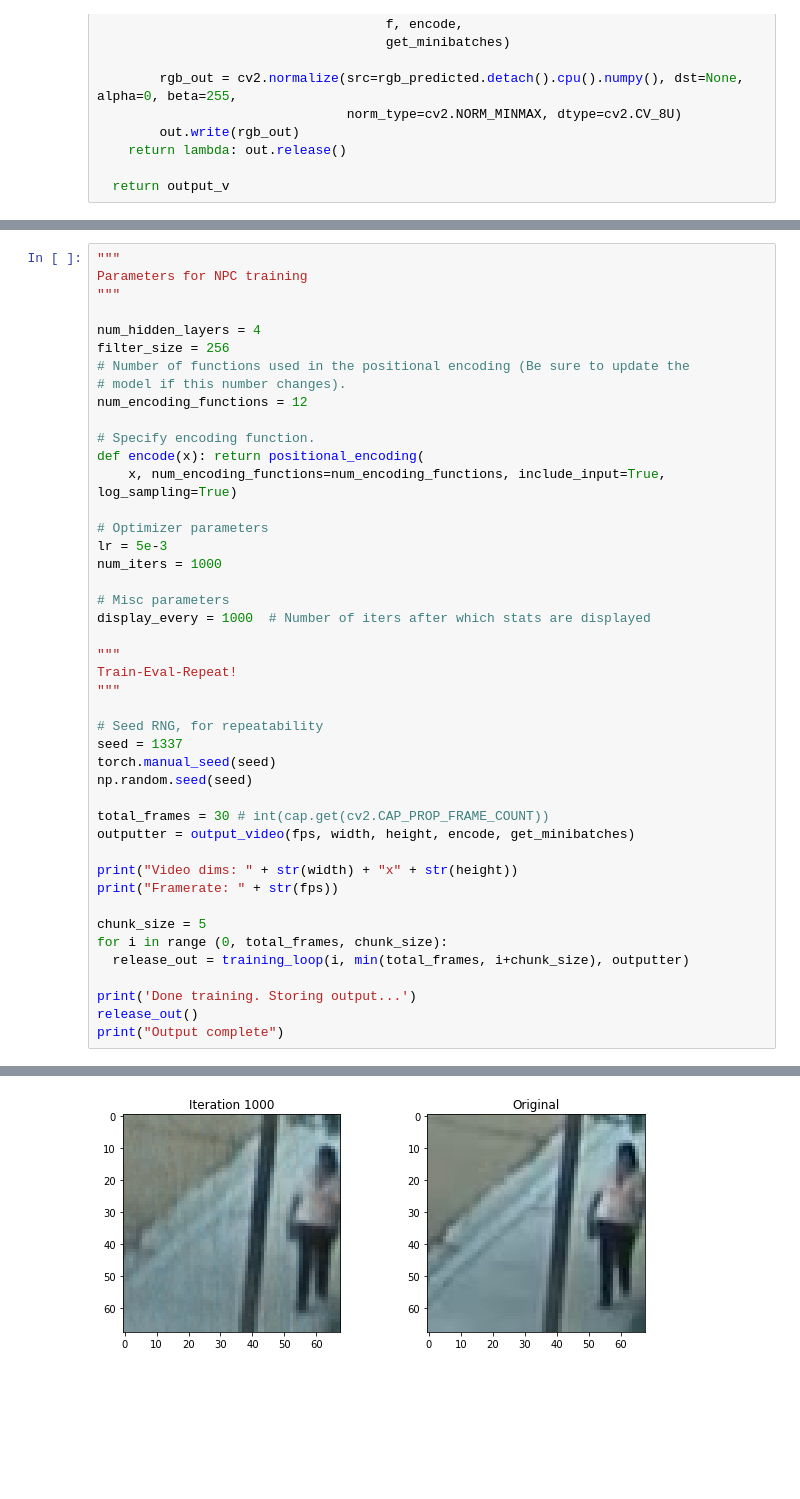
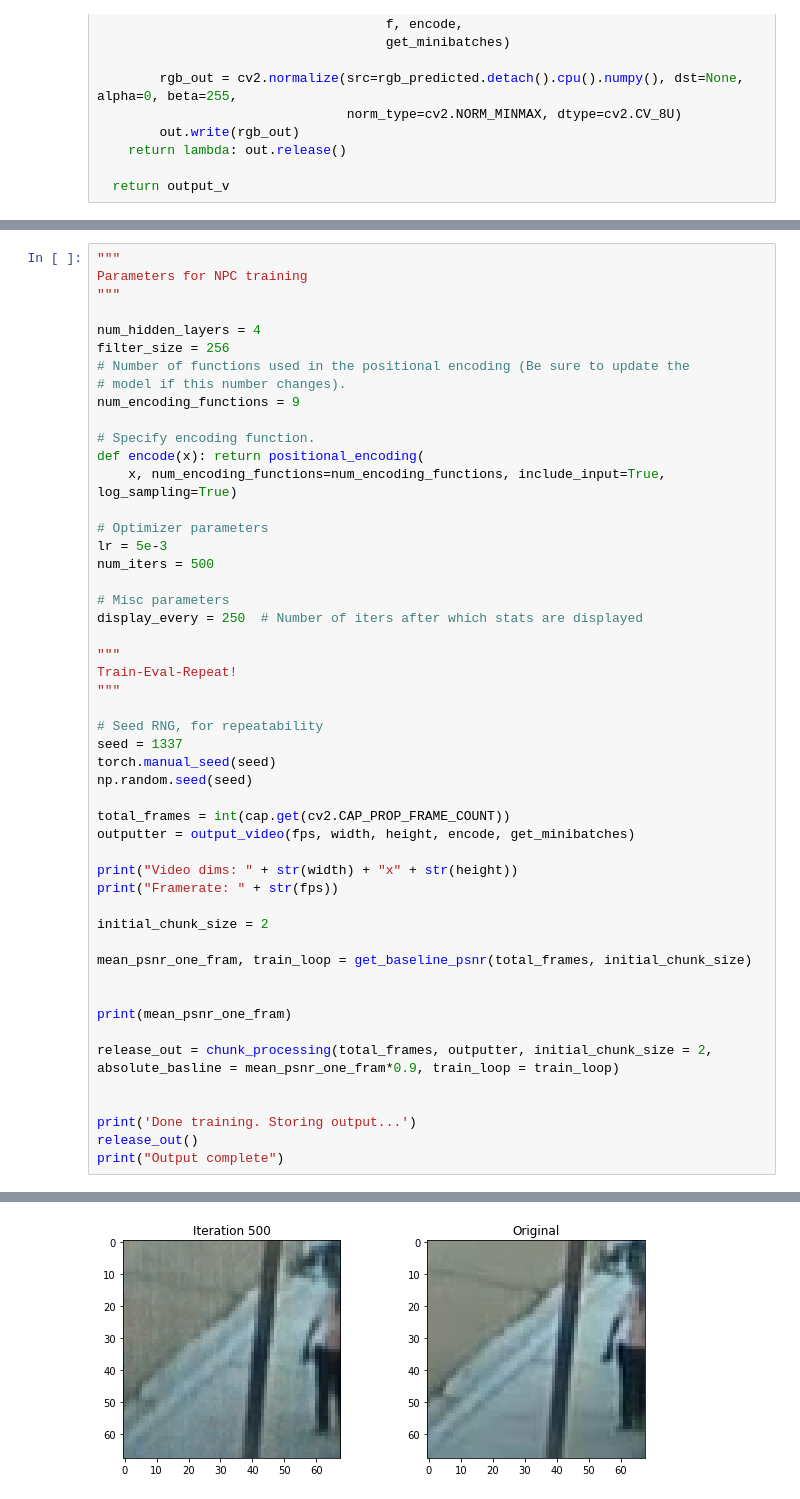
Before and after one commit to ZakSingh/neural-positional-compression, a Jupyter notebook: src/video_chunked.ipynb, the cells around one changed output, grey strips where cells are left out. Cells and saved outputs as stored; diff of their text form; blank space fills up the shorter version.

Commit message:
Add initial progressive chunking

```diff
--- a/src/video_chunked.ipynb
+++ b/src/video_chunked.ipynb
@@ -224,7 +276,7 @@ num_hidden_layers = 4
 filter_size = 256
 # Number of functions used in the positional encoding (Be sure to update the
 # model if this number changes).
-num_encoding_functions = 12
+num_encoding_functions = 9
 
 # Specify encoding function.
 def encode(x): return positional_encoding(
@@ -232,10 +284,10 @@ def encode(x): return positional_encoding(
 
 # Optimizer parameters
 lr = 5e-3
-num_iters = 1000
+num_iters = 500
 
 # Misc parameters
-display_every = 1000  # Number of iters after which stats are displayed
+display_every = 250  # Number of iters after which stats are displayed
 
 """
 Train-Eval-Repeat!
@@ -246,15 +298,21 @@ seed = 1337
 torch.manual_seed(seed)
 np.random.seed(seed)
 
-total_frames = 30 # int(cap.get(cv2.CAP_PROP_FRAME_COUNT))
+total_frames = int(cap.get(cv2.CAP_PROP_FRAME_COUNT))
 outputter = output_video(fps, width, height, encode, get_minibatches)
 
 print("Video dims: " + str(width) + "x" + str(height))
 print("Framerate: " + str(fps))
 
-chunk_size = 5
-for i in range (0, total_frames, chunk_size):
-  release_out = training_loop(i, min(total_frames, i+chunk_size), outputter)
+initial_chunk_size = 2
+
+mean_psnr_one_fram, train_loop = get_baseline_psnr(total_frames, initial_chunk_size)
+
+
+print(mean_psnr_one_fram)
+
+release_out = chunk_processing(total_frames, outputter, initial_chunk_size = 2, absolute_basline = mean_psnr_one_fram*0.9, train_loop = train_loop)
+
 
 print('Done training. Storing output...')
 release_out()
@@ -288 +341 @@ Loss: 0.0009622338111512363
-[figure, old version]
+[figure, new version]
```
Also changed, not shown: parts of 5 cells of this notebook.
